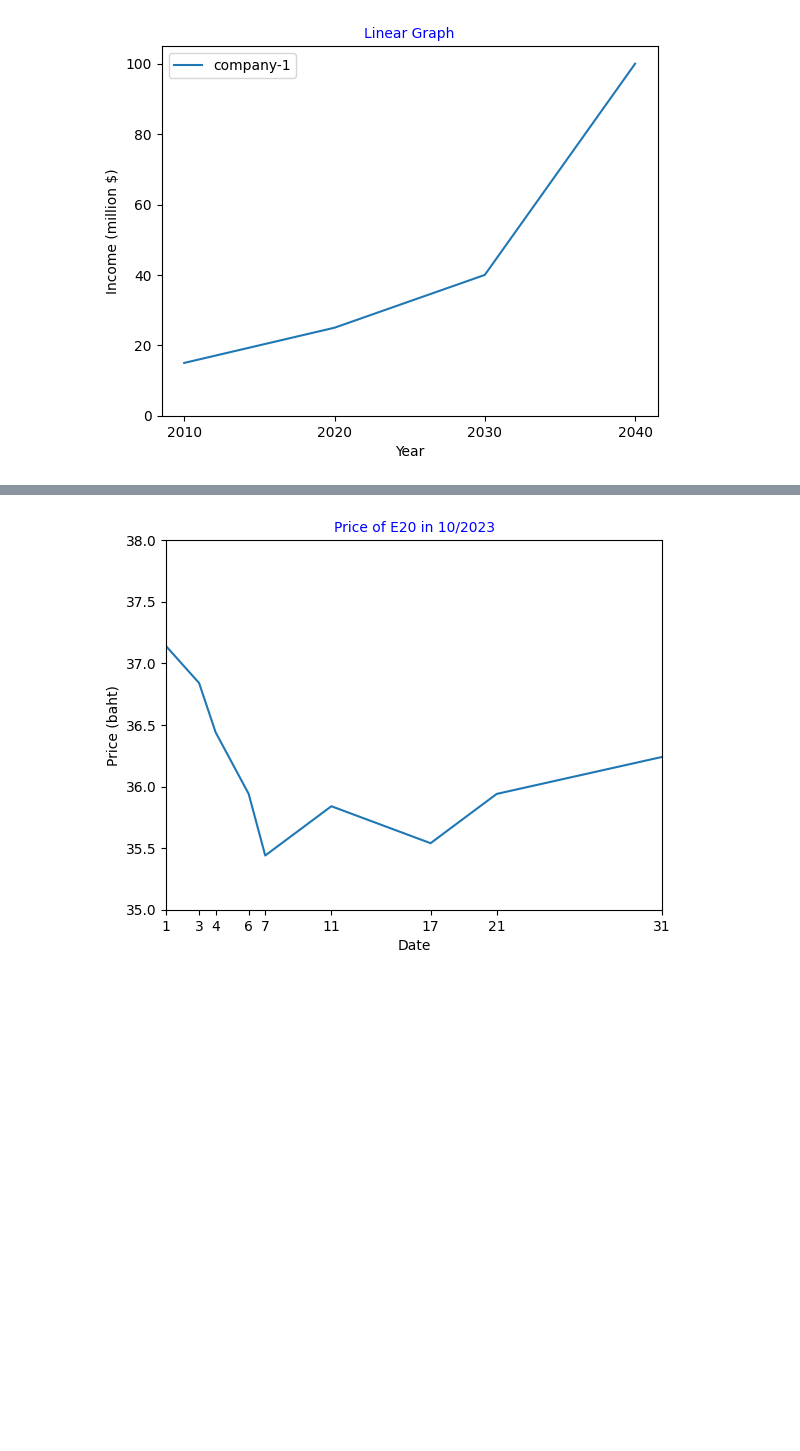
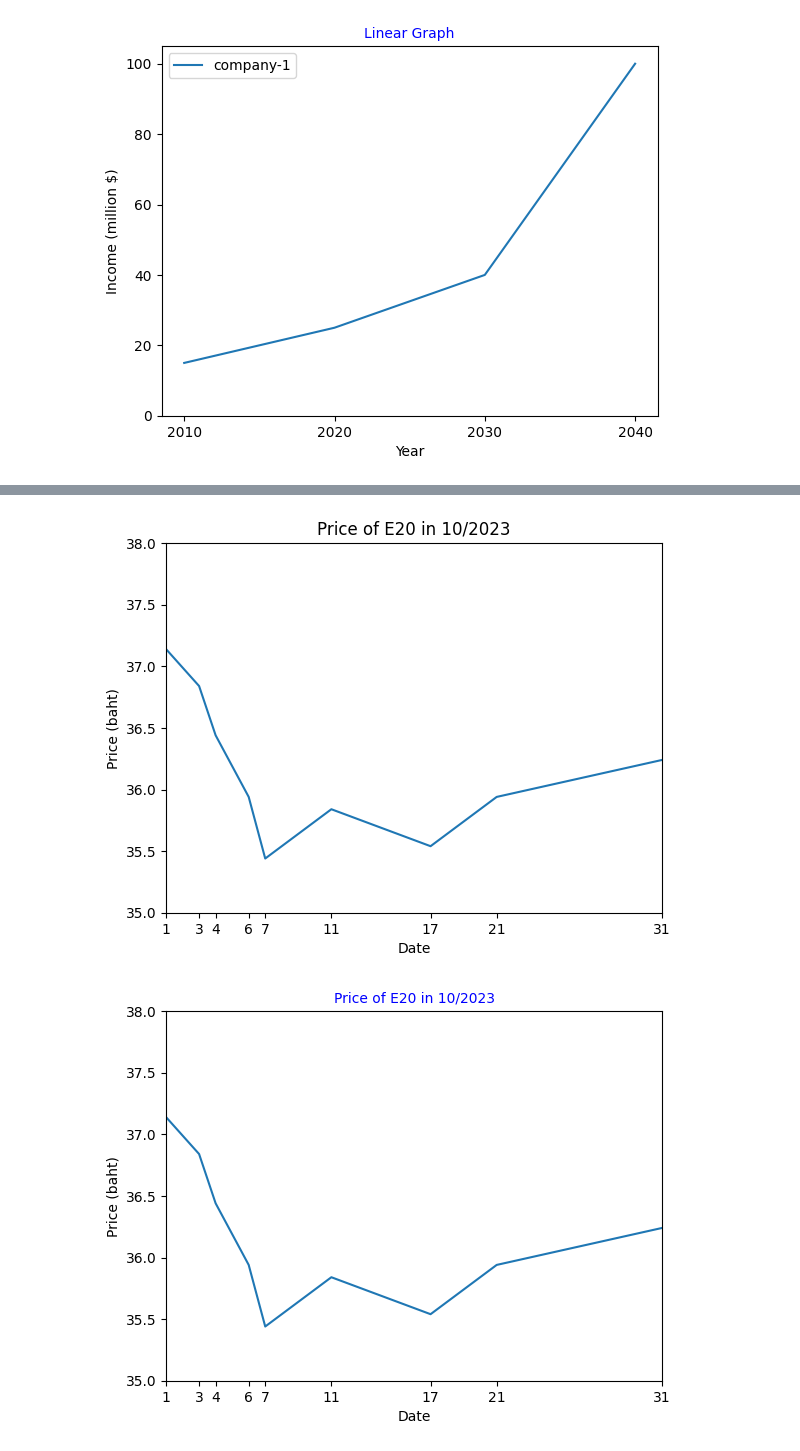
Before and after one commit to Angy-face/Esan-Coding-SS2, a Jupyter notebook: 2_3_Matplotlib.ipynb, the cells around one changed output, grey strips where cells are left out. Saved outputs shown, nothing was run; the diff lists cells and outputs as text; code cells hidden in the pictures; blank space fills up the shorter version.

```diff
--- a/2_3_Matplotlib.ipynb
+++ b/2_3_Matplotlib.ipynb
@@ -102,6 +102,21 @@ plt.show()
 [<font color='red'>**แบบฝึกหัด**</font>] จงใช้ข้อมูลในตาราง สร้างแผนภูมิให้ได้ดังรูปที่กำหนด
 
 <img src = 'https://drive.google.com/uc?id=1Qz4QpZI2BYYRa-5UxtRirU2Eq5eBR--O' alt = 'image test' width ='550px'>
+# %%
+date = [1,3,4,6,7,11,17,21,31]
+price = [37.14,36.84,36.44,35.94,35.44,35.84,35.54,35.94,36.24]
+plt.plot(date,price)
+
+plt.title('Price of E20 in 10/2023')
+plt.xlabel('Date')
+plt.ylabel('Price (baht)')
+plt.xlim(1,31)
+plt.ylim(35.0,38.0)
+
+plt.xticks(date)
+plt.show()
+# %% [output]
+[figure, added]
 # %%
 # ฝึกทำแบบฝึกหัดกันครับ ใช้เวลา 5-10 นาทีนะครับ
 x = [1, 3, 4, 6, 7, 11, 17, 21, 31]
```
Also changed, not shown: parts of 3 cells of this notebook.
